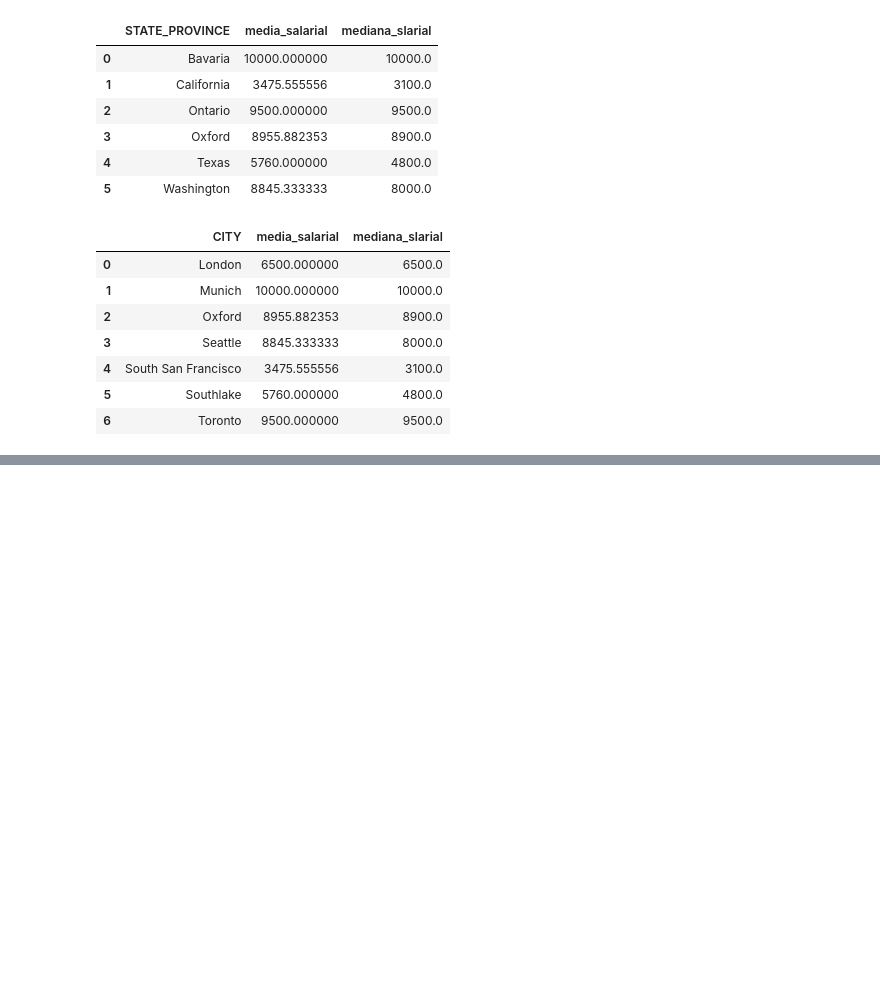
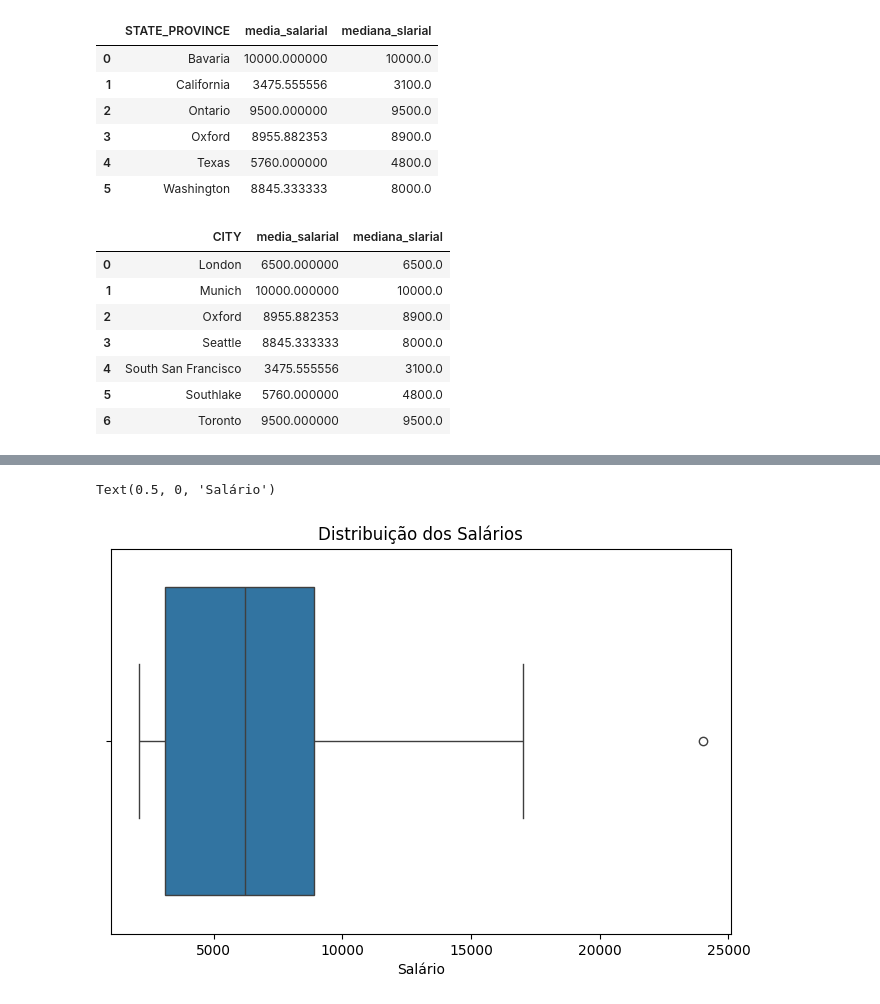
Before and after one commit to Visualizacao-Dados-BI-T3/mod1-projeto-avaliativo, a Jupyter notebook: notebook/projeto_avaliativo.ipynb, the cells around one changed output, grey strips where cells are left out. Drawn from its saved outputs; the diff is of its cells as text; code cells hidden in the pictures; blank space fills up the shorter version.

```diff
--- a/notebook/projeto_avaliativo.ipynb
+++ b/notebook/projeto_avaliativo.ipynb
@@ -643,0 +672,14 @@ df2.groupby("CITY").agg(
+# %%
+plt.figure(figsize=(8,5))
+
+sns.boxplot(
+    df1,
+    x="salario",
+  )
+
+plt.title("Distribuição dos Salários")
+
+plt.xlabel("Salário")
+# %% [output]
+Text(0.5, 0, 'Salário')
+[figure, added]
```
Also changed, not shown: parts of 12 cells of this notebook.
